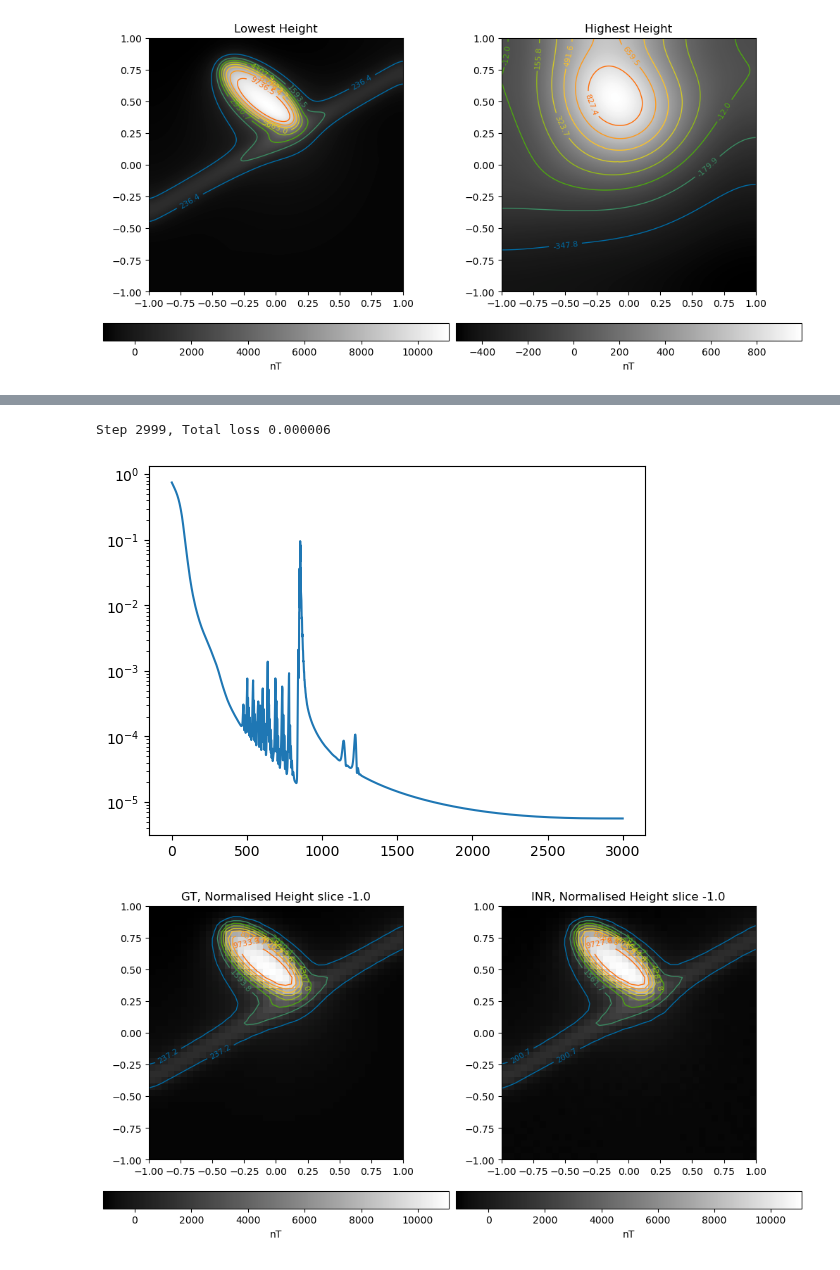
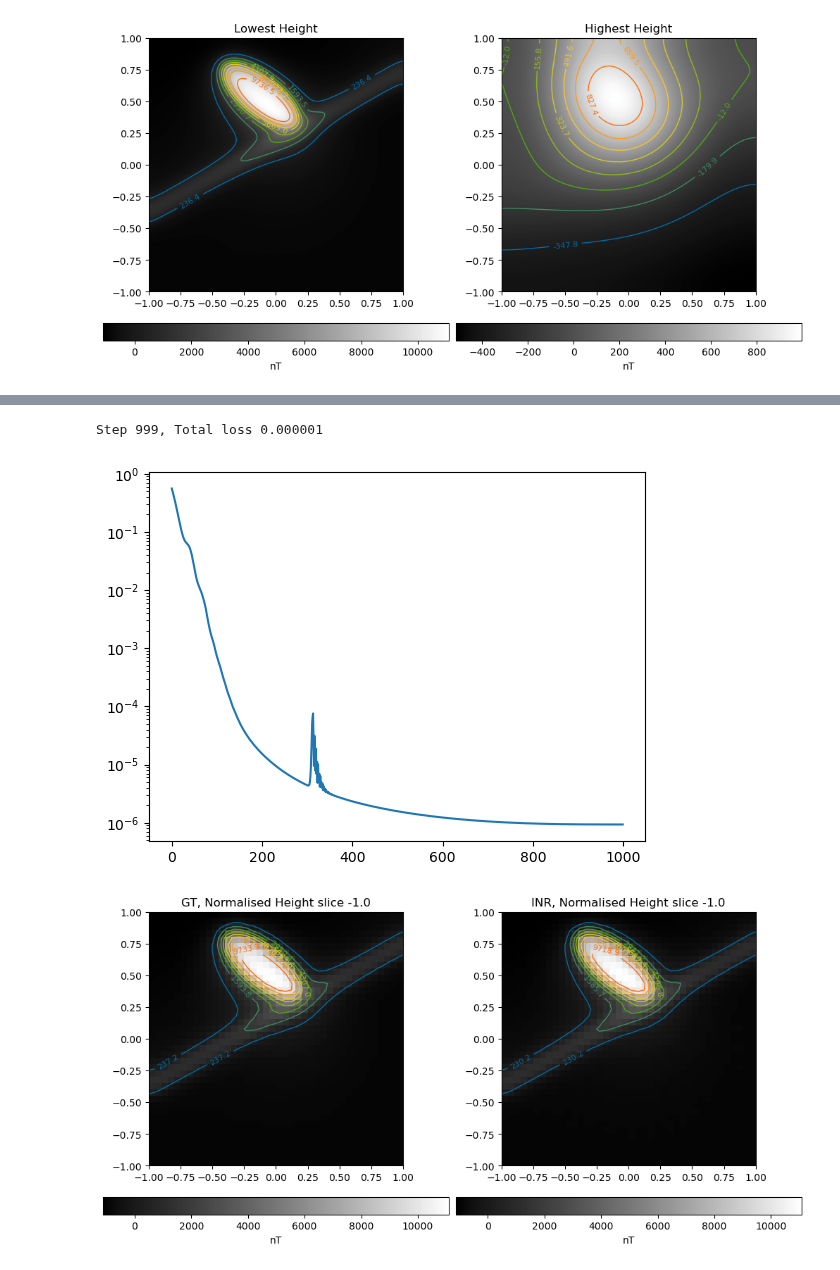
Before and after one commit to LSgeo/ImplicitGeo, a Jupyter notebook: GeoINR3D.ipynb, the cells around one changed output, grey strips where cells are left out. Drawn from its saved outputs; the diff is of its cells as text; code cells hidden in the pictures.

```diff
--- a/GeoINR3D.ipynb
+++ b/GeoINR3D.ipynb
@@ -239,7 +224,7 @@ class PointData3D(Dataset):
 # %%
 # SIREN
 
-if use_siren := 0:
+if use_siren := 1:
     from models import Siren
 
     siren_lr = 5e-4
@@ -261,7 +259,7 @@ None
 # Wire
 # HP from https://github.com/vishwa91/wire/blob/main/wire_ct.py
 
-if use_wire := 1:
+if use_wire := 0:
     from models import get_INR as wire
 
     wire_lr = 2e-3
@@ -303,50 +285,66 @@ INR2D(
 # %%
-dset = PointData3D("/home/luke/PhD/ch3/implicitgeo/data", 0, subsample=5)
-dataloader = DataLoader(dset, batch_size=1, pin_memory=True, num_workers=0)
-# 12 GB GPU RAM suits ~100_000 elements
-
 if use_siren:
     model = model_siren.to(device, non_blocking=True)
     lr = siren_lr
 elif use_wire:
     model = model_wire.to(device, non_blocking=True)
     lr = wire_lr
 
-total_steps = 3000  # 4000  # Since the whole image is our dataset, this just means n gradient descent steps.
-summary_steps = [total_steps - 1]
+dataset = PointData3D("/home/luke/PhD/ch3/implicitgeo/data", 0, subsample=5)
+# dataloader = DataLoader(dset, batch_size=1, pin_memory=True, num_workers=0)
+# 12 GB GPU RAM suits ~100_000 elements
 
-inp_coords, gt_cells = next(iter(dataloader))
-inp_coords, gt_cells = inp_coords.to(device), gt_cells.to(device)
-
-optim = torch.optim.Adam(lr=lr, params=model.parameters())
-sched = torch.optim.lr_scheduler.OneCycleLR(
-    optim, max_lr=lr, steps_per_epoch=len(dataloader), epochs=total_steps
+train_opts = dict(
+    lr=lr,
+    total_steps=1000,  # steps = epochs in INR
+    summary_steps=[999],
+    device=device,
+    use_amp=False,
 )
 
-losses = []
 
-for step in tqdm(range(total_steps)):
-    with torch.amp.autocast(device, dtype=torch.float16, enabled=False):
-        pred_cells, coords = model(inp_coords)
-        loss = ((pred_cells - gt_cells) ** 2).mean()
-        losses.append(loss.item())
+def train(model, dataset, opt):
+    model.train()
+    losses = []
 
-    if step in summary_steps:
-        print("Step %d, Total loss %0.6f" % (step, loss))
-        plt.subplot(1, 1, 1)
-        plt.plot(losses)
-        plt.semilogy()
+    optim = torch.optim.Adam(lr=opt["lr"], params=model.parameters())
+    sched = torch.optim.lr_scheduler.OneCycleLR(
+        optim,
+        steps_per_epoch=1,
+        epochs=opt["total_steps"],
+        max_lr=opt["lr"],
+    )
 
-    optim.zero_grad(set_to_none=True)
-    loss.backward()
-    optim.step()
-    sched.step()
+    inp_coords, gt_cells = dataset[0]
+    inp_coords = inp_coords.to(device, non_blocking=True)
+    gt_cells = gt_cells.to(device, non_blocking=True)
+
+    for step in tqdm(range(opt["total_steps"])):
+        with torch.amp.autocast(
+            opt["device"], dtype=torch.float16, enabled=opt["use_amp"]
+        ):
+            pred_cells, coords = model(inp_coords)
+            loss = ((pred_cells - gt_cells) ** 2).mean()
+            losses.append(loss.item())
+
+        if step in opt["summary_steps"]:
+            print("Step %d, Total loss %0.6f" % (step, loss))
+            plt.subplot(1, 1, 1)
+            plt.plot(losses)
+            plt.semilogy()
+
+        optim.zero_grad(set_to_none=True)
+        loss.backward()
+        optim.step()
+        sched.step()
+
+    return model
 
 
-# 600x600, 500 iters, 25 sec, BUT laplacian too much ram
+model = train(model, dataset, train_opts)
 # %% [output]
-Step 2999, Total loss 0.000006
+Step 999, Total loss 0.000001
-[figure, old version]
+[figure, new version]
 # %%
 i = 0
 height = np.linspace(
```
Also changed, not shown: parts of 17 cells of this notebook.
